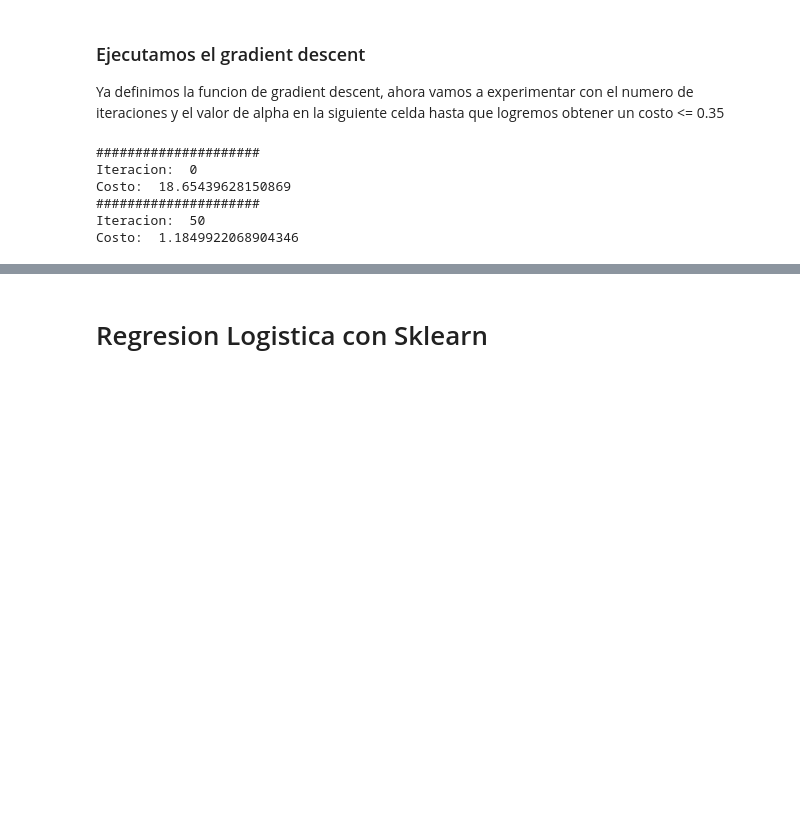
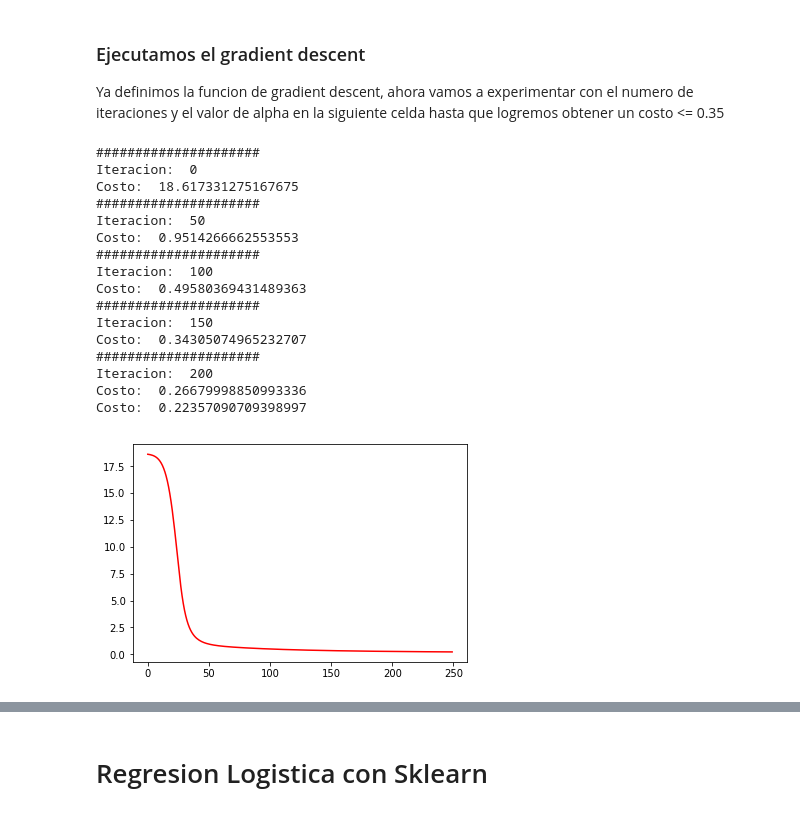
Before and after one commit to ErickDiaz/UFM_Machine_Learning_class, a Jupyter notebook: 201801/Ejercicio_clase17/Regresion_Logistica.ipynb, the cells around one changed output, grey strips where cells are left out. Drawn from its saved outputs; the diff is of its cells as text; code cells hidden in the pictures; blank space fills up the shorter version.

```diff
--- a/201801/Ejercicio_clase17/Regresion_Logistica.ipynb
+++ b/201801/Ejercicio_clase17/Regresion_Logistica.ipynb
@@ -88,3 +91,3 @@ def normalizar(x):
 # %%
-X = normalizar(X)
+X_normalizado = normalizar(X)
 # %%
@@ -205,12 +251,11 @@ Utiliza la funcion log de numpy, Ejemplo:
 def costo(X, theta_vector, y):
     m = len(y)
 
-    ## Inicio: Ingresa tu codigo aqui ###
+    ### INICIO: TU CODIGO AQUI: ###
     y_hat =
 
-    cost =
-    ### Fin ###
-
-    return cost
+    costo =
+    ### FIN ###########
+    return costo
 # %% [markdown]
 ### Probando la funcion de costo
@@ -258,7 +302,7 @@ Simultaneamente para cada $j = 0,\ldots,n $
 # %%
 from sklearn.metrics import log_loss
 
-def gradient_descent(X, y, theta_vector, alpha):
+def gradient_descent(X, y, theta_vector, alpha, iterations):
 
     m = len(y)
 
@@ -318,10 +362,10 @@ def gradient_descent(X, y, theta_vector, alpha):
 Ya definimos la funcion de gradient descent, ahora vamos a experimentar con el numero de iteraciones y el valor de alpha en la siguiente celda hasta que logremos obtener un costo <= 0.35
 # %%
 ## Numero de iteracions ##
-iterations =   ''' Define el numero de iteraciones '''
+iterations =   ## Define el numero de iteraciones ###
 
 ## Alpha ##
-alpha =  ''' Define el valor de alpha '''
+alpha =  ## Define el valor de alpha ####
 
 
 ## No hay que cambiar el codigo despues de esta linea ##
@@ -340,15 +384,33 @@ y = (y_train == 6).astype(int)
 X_train_features = np.ones((60000, number_features))
 X_train_features[:,:-1] = X_train
 
+''' Ingresa tu codigo aqui: Normaliza las features de X_train_features llamando a la funcion '''
+X_train_features_norm =
 
-theta_values, cost_vect = gradient_descent(X_train_features, y, theta_vector, alpha)
-
-plt.plot(cost_vect, color='red', label = 'Costo')
-plt.show()
+''' Ingresa tu codigo aqui: Estandariza las varibles llamando a la funcion '''
+X_train_features_std =
-# %% [output]
-#####################
-Iteracion:  0
-Costo:  18.65439628150869
-#####################
-Iteracion:  50
-Costo:  1.1849922068904346
+# %%
+### Ejecutemos el algoritmo con las variables normalizadas ###
+
+theta_values, cost_vect = gradient_descent(X_train_features_norm, y, theta_vector, alpha, iterations)
+
+plt.plot(cost_vect, color='red', label = 'Costo')
+plt.show()
+# %% [output]
+#####################
+Iteracion:  0
+Costo:  18.617331275167675
+#####################
+Iteracion:  50
+Costo:  0.9514266662553553
+#####################
+Iteracion:  100
+Costo:  0.49580369431489363
+#####################
+Iteracion:  150
+Costo:  0.34305074965232707
+#####################
+Iteracion:  200
+Costo:  0.26679998850993336
+Costo:  0.22357090709398997
+[figure, added]
```
Also changed, not shown: parts of 26 cells of this notebook.
